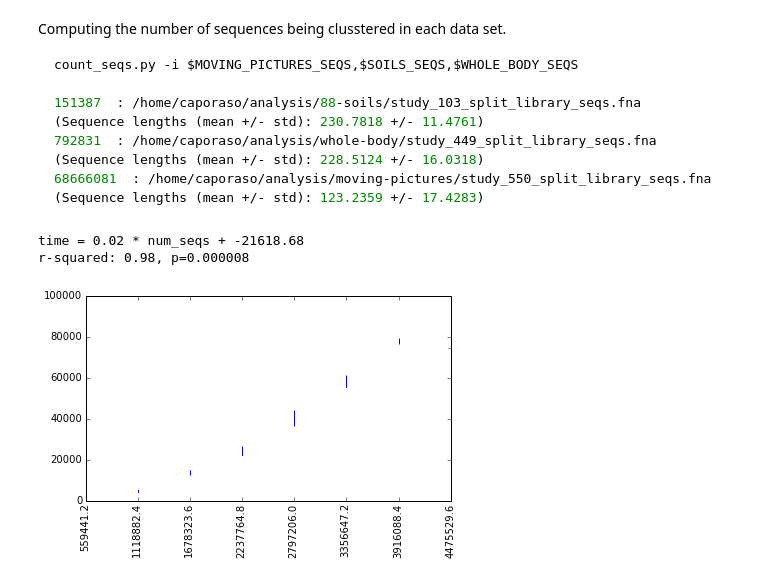
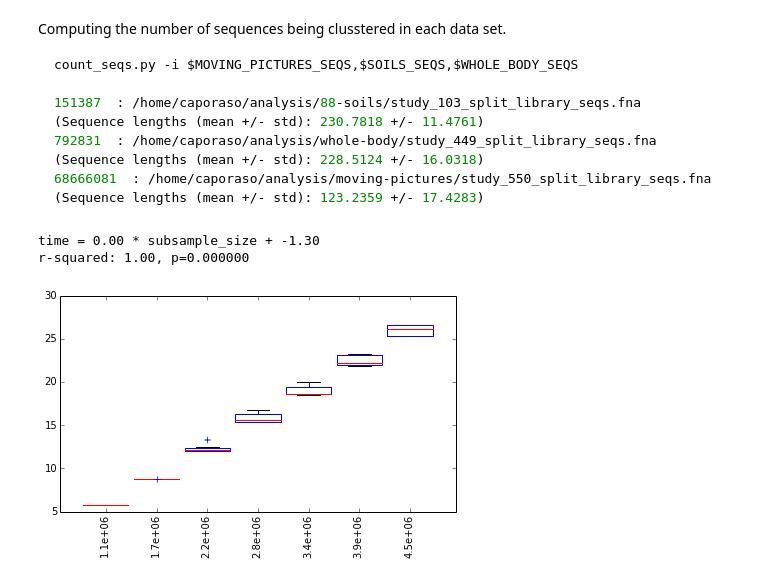
Before and after one commit to caporaso-lab/cloaked-octo-ninja, a Jupyter notebook: analyses.ipynb, the cells around one changed output. Drawn from its saved outputs; the diff is of its cells as text; code cells hidden in the pictures.

````diff
--- a/analyses.ipynb
+++ b/analyses.ipynb
@@ -557,0 +560,13 @@ gs_results[('whole-body', 'ucrss')]['taxonomy']['New.CleanUp.ReferenceOTU17550']
+# %%
+emp_time_dir = 'emp-analysis/uc_time/'
+emp_time_fps = glob('%s/*txt' % emp_time_dir)
+mems = defaultdict(list)
+times = defaultdict(list)
+total_seqs = 5594412
+for fp in emp_time_fps:
+    fn = splitext(split(fp)[1])[0]
+    _, subsample_size, iteration = fn.split('_')
+    mem, time = open(fp).read().strip().split()
+    subsample_seqs = float(subsample_size) * total_seqs
+    mems[subsample_seqs].append(float(mem) / 1000000)
+    times[subsample_seqs].append(float(time) / 60 / 60 / 24)
@@ -587,30 +628,17 @@ count_seqs.py -i $MOVING_PICTURES_SEQS,$SOILS_SEQS,$WHOLE_BODY_SEQS
 792831  : /home/caporaso/analysis/whole-body/study_449_split_library_seqs.fna (Sequence lengths (mean +/- std): 228.5124 +/- 16.0318)
 68666081  : /home/caporaso/analysis/moving-pictures/study_550_split_library_seqs.fna (Sequence lengths (mean +/- std): 123.2359 +/- 17.4283)
 ```
-# %%
-emp_time_dir = 'emp-analysis/uc_time/'
-emp_time_fps = glob('%s/*txt' % emp_time_dir)
-mems = defaultdict(list)
-times = defaultdict(list)
-total_seqs = 5594412
-for fp in emp_time_fps:
-    fn = splitext(split(fp)[1])[0]
-    _, subsample_size, iteration = fn.split('_')
-    mem, time = open(fp).read().strip().split()
-    subsample_seqs = float(subsample_size) * total_seqs
-    mems[subsample_seqs].append(float(mem))
-    times[subsample_seqs].append(float(time))
 # %%
-time_data = times.items()
-time_data.sort()
-time_data = time_data[9:]
-num_seqs, time_distributions = zip(*time_data)
-ax = boxplots(time_distributions, num_seqs, num_seqs)
+mem_data = mems.items()
+mem_data.sort()
+mem_data = mem_data[10:]
+num_seqs, mem_distributions = zip(*mem_data)
+ax = boxplots(mem_distributions, [e/1000000 for e in num_seqs], ['%1.1e' % e for e in num_seqs])
 
-slope, intercept, r_value, p_value, std_err = stats.linregress(num_seqs, [np.median(x) for x in time_distributions])
-print "time = %1.2f * num_seqs + %1.2f" % (slope, intercept)
+slope, intercept, r_value, p_value, std_err = stats.linregress(num_seqs, [np.median(x) for x in mem_distributions])
+print "time = %1.2f * subsample_size + %1.2f" % (slope, intercept)
 print "r-squared: %1.2f, p=%f" % (r_value, p_value)
 # %% [output]
-time = 0.02 * num_seqs + -21618.68
-r-squared: 0.98, p=0.000008
+time = 0.00 * subsample_size + -1.30
+r-squared: 1.00, p=0.000000
-[figure, old version]
+[figure, new version]
````
Also changed, not shown: parts of 9 cells of this notebook.
